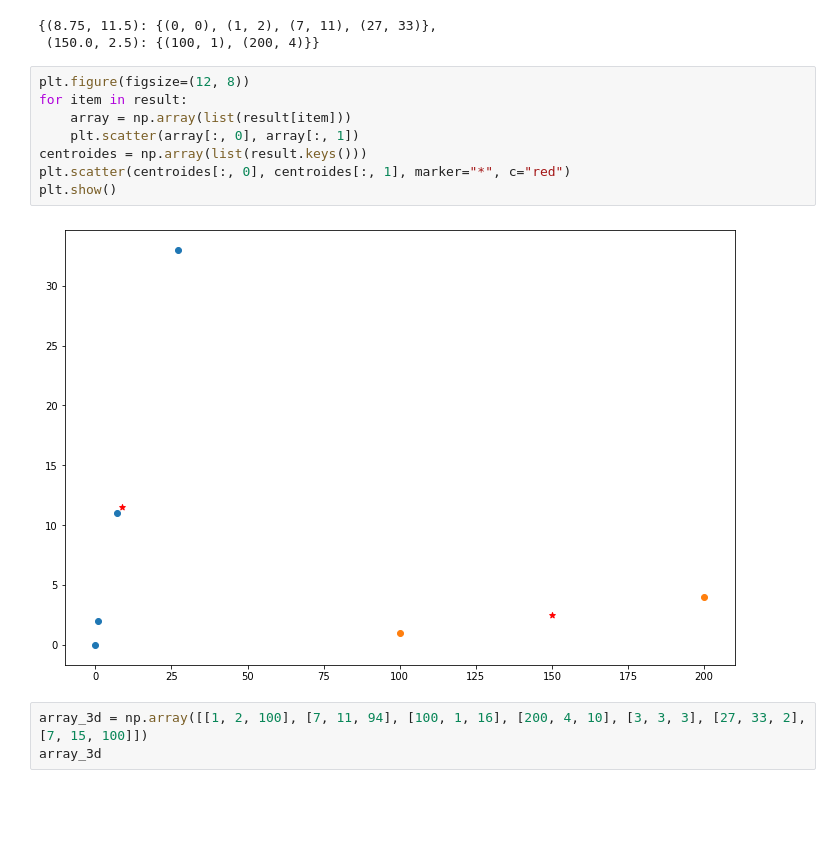
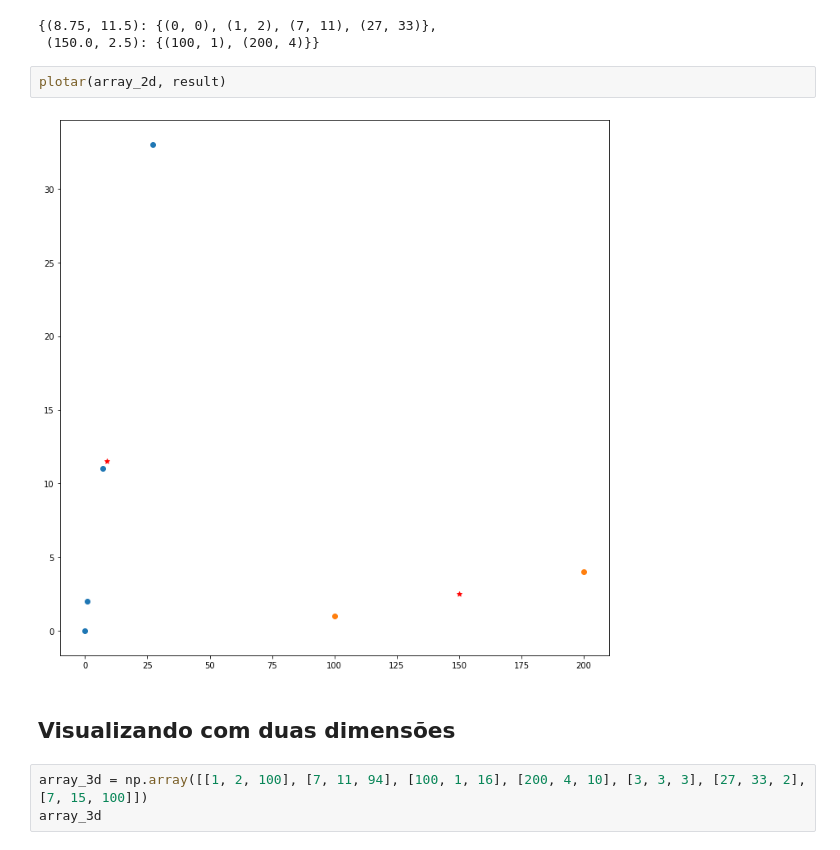
Before and after one commit to saulorcj/k-means_CN, a Jupyter notebook: k_means.ipynb, the cells around one changed output. Drawn from its saved outputs; the diff is of its cells as text; blank space fills up the shorter version.

```diff
--- a/k_means.ipynb
+++ b/k_means.ipynb
@@ -123,16 +142,12 @@ result
 # %% [output]
 {(8.75, 11.5): {(0, 0), (1, 2), (7, 11), (27, 33)},
  (150.0, 2.5): {(100, 1), (200, 4)}}
-# %%
-plt.figure(figsize=(12, 8))
-for item in result:
-    array = np.array(list(result[item]))
-    plt.scatter(array[:, 0], array[:, 1])
-centroides = np.array(list(result.keys()))
-plt.scatter(centroides[:, 0], centroides[:, 1], marker="*", c="red")
-plt.show()
-# %% [output]
-[figure, removed]
+# %%
+plotar(array_2d, result)
+# %% [output]
+[figure, added]
+# %% [markdown]
+## Visualizando com duas dimensões
 # %%
 array_3d = np.array([[1, 2, 100], [7, 11, 94], [100, 1, 16], [200, 4, 10], [3, 3, 3], [27, 33, 2], [7, 15, 100]])
 array_3d
```
Also changed, not shown: parts of 6 cells of this notebook, 2 other files.
